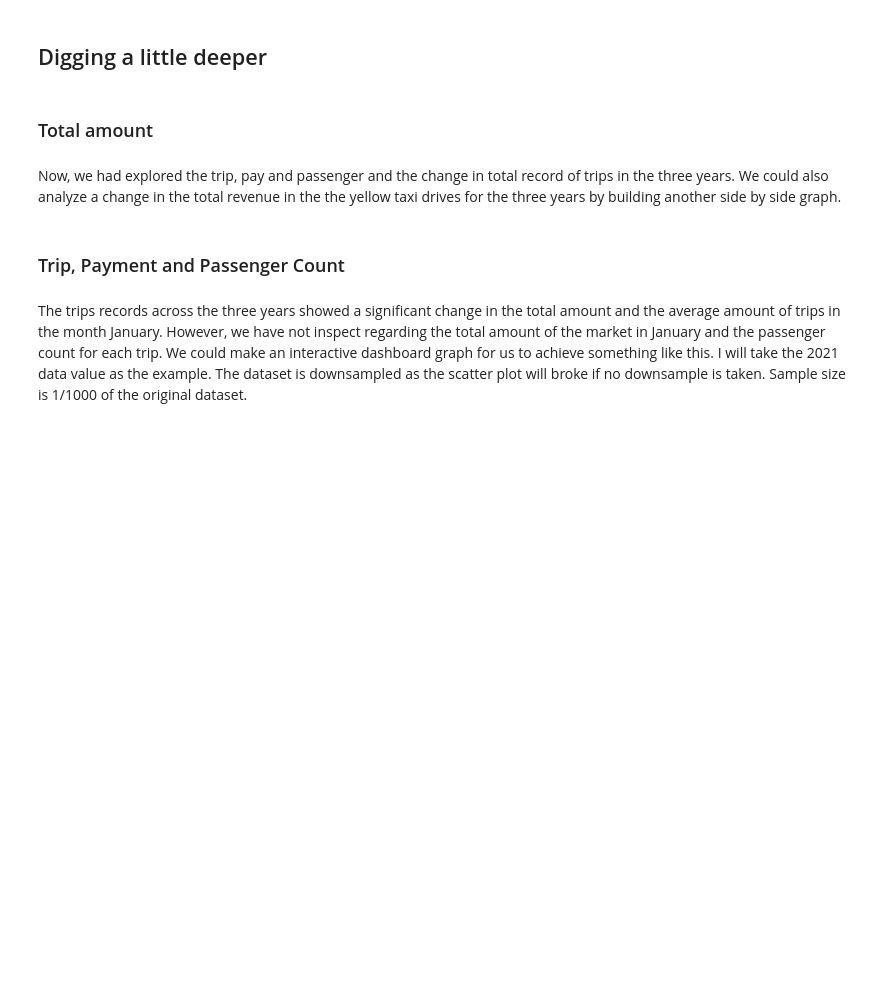
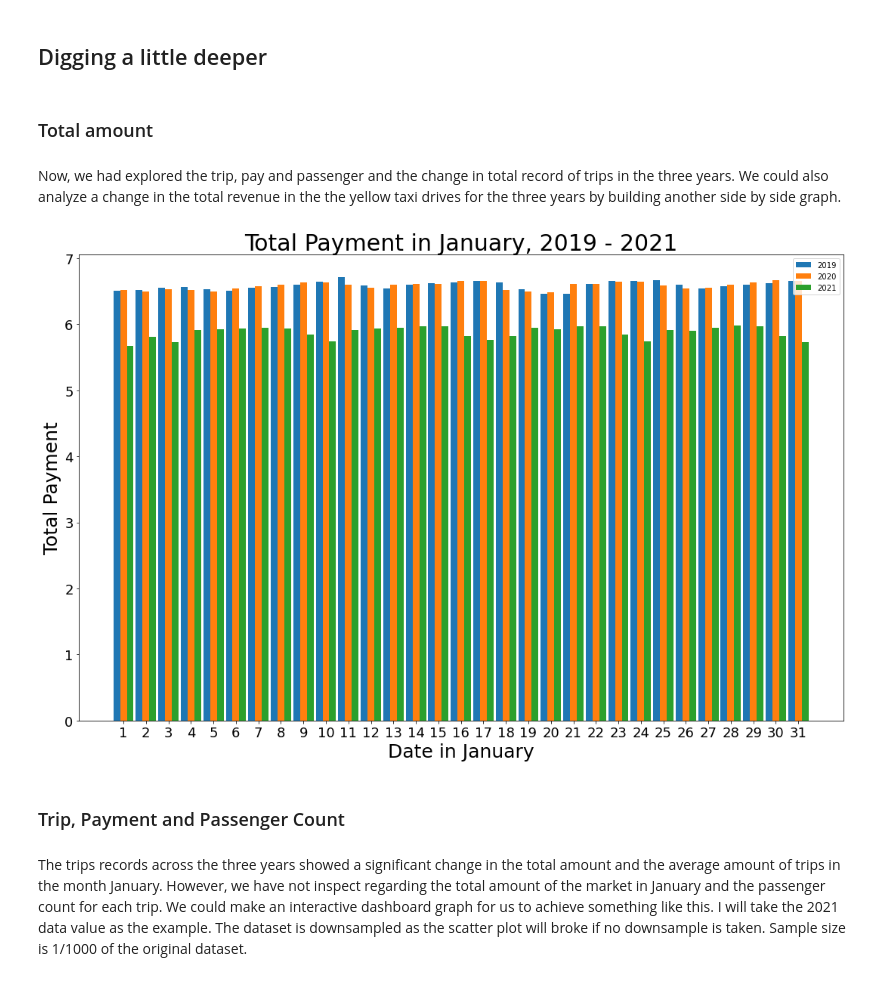
Before and after one commit to lolisaigao1234/IS497FinalProject, a Jupyter notebook: python/wu_rocky_Final_Project.ipynb, the cells around one changed output. Saved outputs shown, nothing was run; the diff lists cells and outputs as text; code cells hidden in the pictures; blank space fills up the shorter version.

```diff
--- a/python/wu_rocky_Final_Project.ipynb
+++ b/python/wu_rocky_Final_Project.ipynb
@@ -2011,0 +2014,4 @@ avg_record_2021 = avg_record_2021_df.sum() / len(avg_record_2021_df)
+# %%
+total_amount_2019 = data_2019.groupby('pickup_date')['total_amount'].sum()
+total_amount_2019 = np.log10(total_amount_2019)
+total_amount_2019.head()
@@ -2011,0 +2026,4 @@ avg_record_2021 = avg_record_2021_df.sum() / len(avg_record_2021_df)
+# %%
+total_amount_2020 = data_2020.groupby('pickup_date')['total_amount'].sum()
+total_amount_2020 = np.log10(total_amount_2020)
+total_amount_2020.head()
@@ -2011,0 +2038,4 @@ avg_record_2021 = avg_record_2021_df.sum() / len(avg_record_2021_df)
+# %%
+total_amount_2021 = data_2021.groupby('pickup_date')['total_amount'].sum()
+total_amount_2021 = np.log10(total_amount_2021)
+total_amount_2021.head()
@@ -2069,12 +2107,43 @@ avg_record_2019, avg_record_2020, avg_record_2021
 Like we had observed in the total trip count in the previous section, the average trip for each taxi driver also dropped significantly.
 # %% [markdown]
 ## Digging a little deeper
-# %% [markdown]
-### Total amount
-# %% [markdown]
-Now, we had explored the trip, pay and passenger and the change in total record of trips in the three years. We could also analyze a change in the total revenue in the the yellow taxi drives for the three years by building another side by side graph.
-# %% [markdown]
-### Trip, Payment and Passenger Count
+# %% [markdown]
+### Total amount
+# %% [markdown]
+Now, we had explored the trip, pay and passenger and the change in total record of trips in the three years. We could also analyze a change in the total revenue in the the yellow taxi drives for the three years by building another side by side graph.
+# %%
+plt.rcParams["figure.figsize"] = [15, 10]
+plt.rcParams["figure.autolayout"] = True
+plt.rc('axes', titlesize=30)
+plt.rc('axes', labelsize=25)
+plt.rc('xtick', labelsize=18)
+plt.rc('ytick', labelsize=18)
+
+labels = data_grouped['date']
+record_2019 = total_amount_2019.values
+record_2020 = total_amount_2020.values
+record_2021 = total_amount_2021.values
+
+x = np.arange(len(labels))
+width = 0.3
+
+fig, ax = plt.subplots()
+rects_2019 = ax.bar(x  - width, record_2019, width, label = "2019")
+rects_2020 = ax.bar(x, record_2020, width, label = "2020")
+rects_2021 = ax.bar(x  + width, record_2021, width, label = "2021")
+
+ax.set_xlabel("Date in January")
+ax.set_ylabel('Total Payment')
+ax.set_title('Total Payment in January, 2019 - 2021')
+ax.set_xticks(x)
+ax.set_xticklabels(labels)
+ax.legend()
+
+plt.show()
+# %% [output]
+[figure, added]
+# %% [markdown]
+### Trip, Payment and Passenger Count
 # %% [markdown]
 The trips records across the three years showed a significant change in the total amount and the average amount of trips in the month January. However, we have not inspect regarding the total amount of the market in January and the passenger count for each trip. We could make an interactive dashboard graph for us to achieve something like this. I will take the 2021 data value as the example. The dataset is downsampled as the scatter plot will broke if no downsample is taken. Sample size is 1/1000 of the original dataset.
 # %%
```
Also changed, not shown: parts of 8 cells of this notebook.
